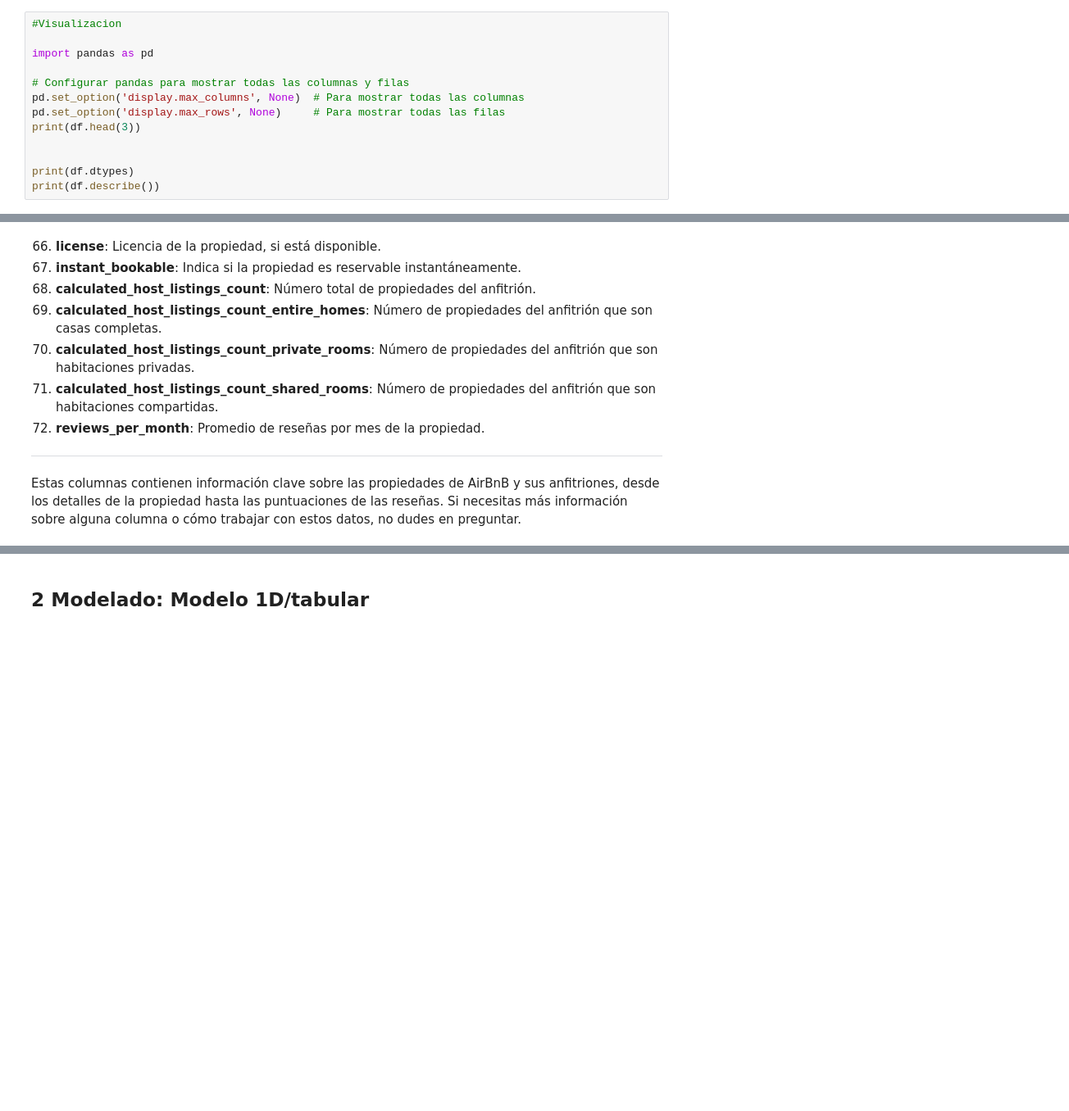
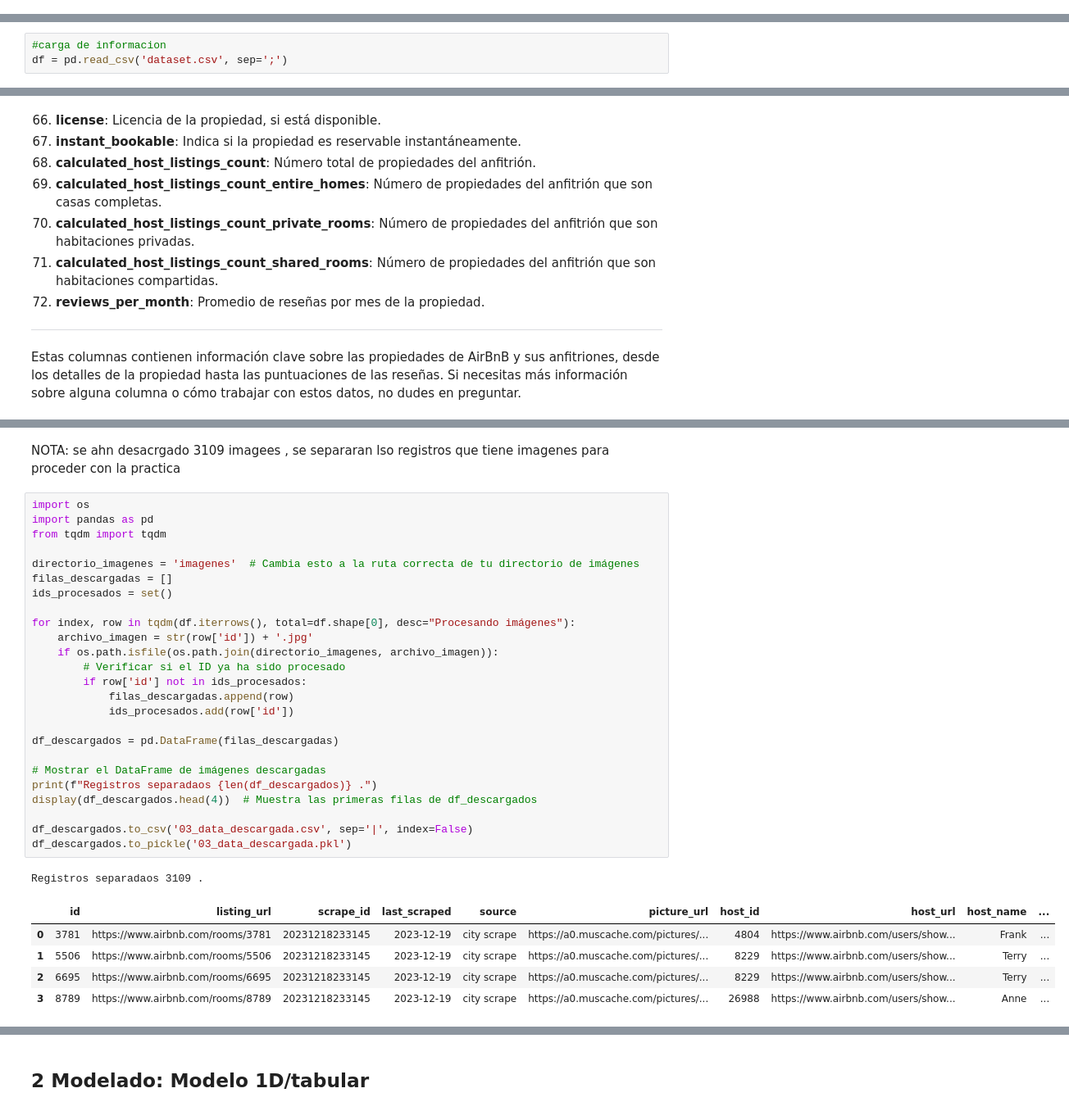
Before and after one commit to vmontaluisa/practica_final_DL, a Jupyter notebook: 01_Practica_final_DL.ipynb, the cells around one changed output, grey strips where cells are left out. Shown: that part at 82% size. Drawn from its saved outputs; the diff is of its cells as text; blank space fills up the shorter version.

```diff
--- a/01_Practica_final_DL.ipynb
+++ b/01_Practica_final_DL.ipynb
@@ -22,13 +27,0 @@ df = pd.read_csv('filtered_data.csv', sep='|')
-# %%
-#Visualizacion
-
-import pandas as pd
-
-# Configurar pandas para mostrar todas las columnas y filas
-pd.set_option('display.max_columns', None)  # Para mostrar todas las columnas
-pd.set_option('display.max_rows', None)     # Para mostrar todas las filas
-print(df.head(3))
-
-
-print(df.dtypes)
-print(df.describe())
@@ -53,3 +33,6 @@ max                                       4.000000          23.620000
+# %%
+#carga de informacion
+df = pd.read_csv('dataset.csv', sep=';')
 # %% [markdown]
 
 Listado de las columnas presentes en el archivo `filtered_data.csv`
@@ -152,0 +149,34 @@ dtype: object
+# %% [markdown]
+NOTA: se ahn desacrgado 3109 imagees , se separaran lso registros que tiene imagenes para proceder con la practica
+# %%
+import os
+import pandas as pd
+from tqdm import tqdm
+
+directorio_imagenes = 'imagenes'  # Cambia esto a la ruta correcta de tu directorio de imágenes
+filas_descargadas = []
+ids_procesados = set()
+
+for index, row in tqdm(df.iterrows(), total=df.shape[0], desc="Procesando imágenes"):
+    archivo_imagen = str(row['id']) + '.jpg'
+    if os.path.isfile(os.path.join(directorio_imagenes, archivo_imagen)):
+        # Verificar si el ID ya ha sido procesado
+        if row['id'] not in ids_procesados:
+            filas_descargadas.append(row)
+            ids_procesados.add(row['id'])
+
+df_descargados = pd.DataFrame(filas_descargadas)
+
+# Mostrar el DataFrame de imágenes descargadas
+print(f"Registros separadaos {len(df_descargados)} .")
+display(df_descargados.head(4))  # Muestra las primeras filas de df_descargados
+
+df_descargados.to_csv('03_data_descargada.csv', sep='|', index=False)
+df_descargados.to_pickle('03_data_descargada.pkl')
+# %% [output]
+Registros separadaos 3109 .
+|  | id | listing_url | scrape_id | last_scraped | source | picture_url | host_id | host_url | host_name | ... |
+| 0 | 3781 | https://www.airbnb.com/rooms/3781 | 20231218233145 | 2023-12-19 | city scrape | https://a0.muscache.com/pictures/... | 4804 | https://www.airbnb.com/users/show... | Frank | ... |
+| 1 | 5506 | https://www.airbnb.com/rooms/5506 | 20231218233145 | 2023-12-19 | city scrape | https://a0.muscache.com/pictures/... | 8229 | https://www.airbnb.com/users/show... | Terry | ... |
+| 2 | 6695 | https://www.airbnb.com/rooms/6695 | 20231218233145 | 2023-12-19 | city scrape | https://a0.muscache.com/pictures/... | 8229 | https://www.airbnb.com/users/show... | Terry | ... |
+| 3 | 8789 | https://www.airbnb.com/rooms/8789 | 20231218233145 | 2023-12-19 | city scrape | https://a0.muscache.com/pictures/... | 26988 | https://www.airbnb.com/users/show... | Anne | ... |
```
Also changed, not shown: parts of 10 cells of this notebook, 7 other files.
